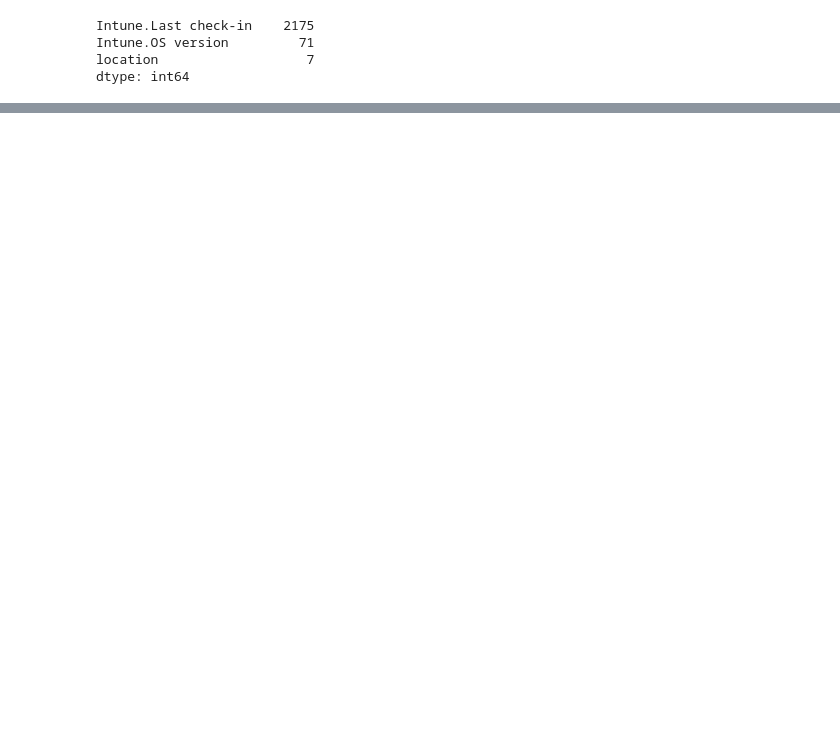
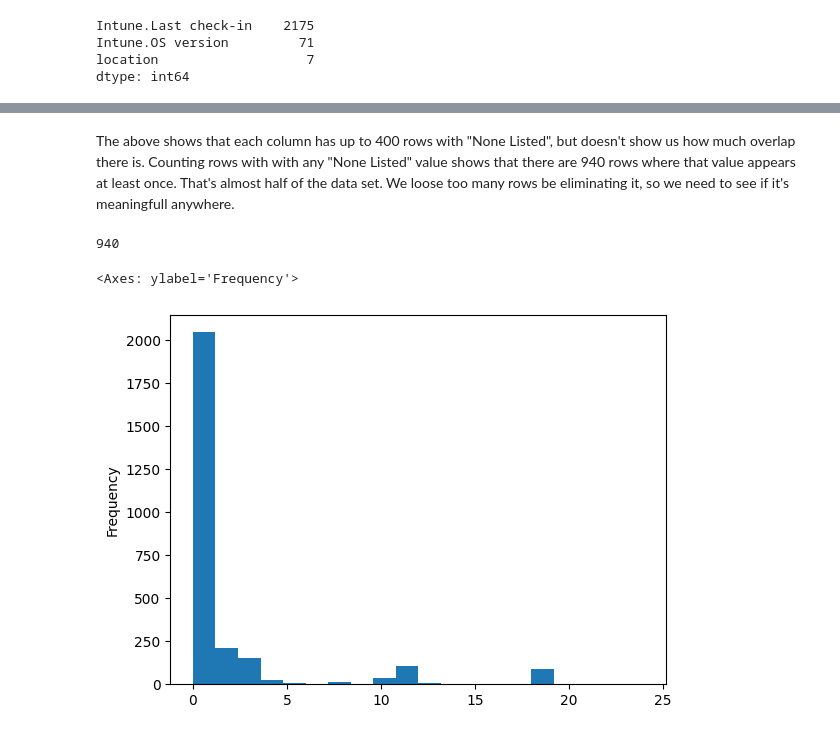
Before and after one commit to JasonSecrestBMX/asset_analysis, a Jupyter notebook: 01-cleanup.ipynb, the cells around one changed output, grey strips where cells are left out. Drawn from its saved outputs; the diff is of its cells as text; code cells hidden in the pictures; blank space fills up the shorter version.

Commit message:
dealing with missing data

```diff
--- a/01-cleanup.ipynb
+++ b/01-cleanup.ipynb
@@ -395,0 +439,10 @@ dtype: int64
+# %% [markdown]
+The above shows that each column has up to 400 rows with "None Listed", but doesn't show us how much overlap there is. Counting rows with with any "None Listed" value shows that there are 940 rows where that value appears at least once. That's almost half of the data set. We loose too many rows be eliminating it, so we need to see if it's meaningfull anywhere.
+# %%
+#count total rows missing values
+display(len(assets_df.loc[assets_df.apply(s_count_notlisted, axis = 'columns')>0]))
+display(assets_df.apply(s_count_notlisted, axis = 'columns').plot.hist(bins=20))
+# %% [output]
+940
+<Axes: ylabel='Frequency'>
+[figure, added]
```
Also changed, not shown: parts of 29 cells of this notebook.
